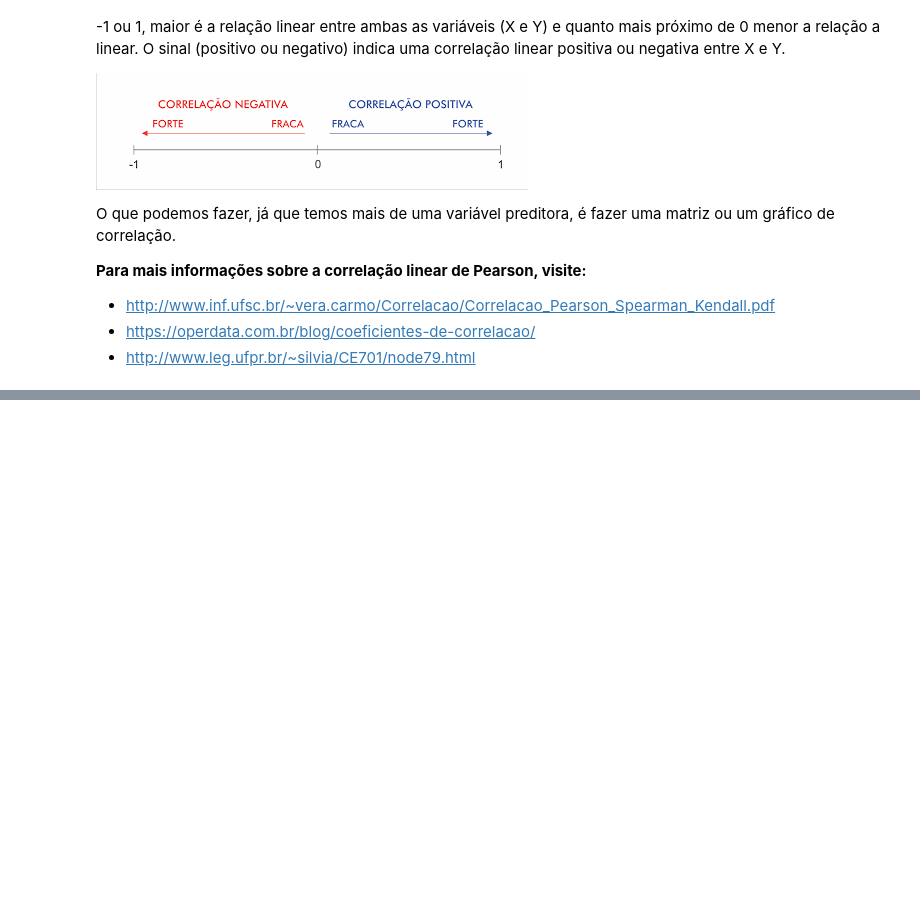
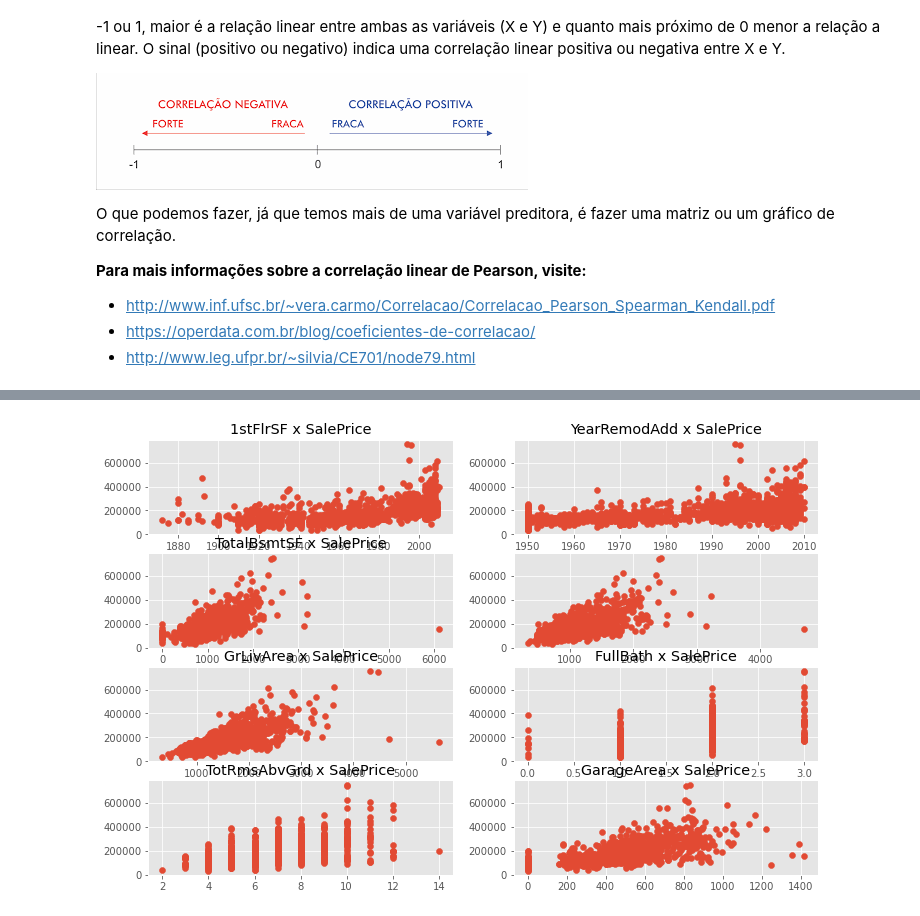
Before and after one commit to barbosarafael/Projetos, a Jupyter notebook: House Prices - Advanced Regression Techniques/notebook_house_prices.ipynb, the cells around one changed output, grey strips where cells are left out. Saved outputs shown, nothing was run; the diff lists cells and outputs as text; code cells hidden in the pictures; blank space fills up the shorter version.

```diff
--- a/House Prices - Advanced Regression Techniques/notebook_house_prices.ipynb
+++ b/House Prices - Advanced Regression Techniques/notebook_house_prices.ipynb
@@ -230,0 +367,31 @@ O que podemos fazer, já que temos mais de uma variável preditora, é fazer uma
+# %%
+fig, ax = plt.subplots(nrows = 4, ncols = 2, figsize = (12, 8))
+
+
+ax[0, 0].scatter(treino["YearBuilt"], treino["SalePrice"])
+ax[0, 0].set_title("YearBuilt x SalePrice")
+
+ax[0, 1].scatter(treino["YearRemodAdd"], treino["SalePrice"])
+ax[0, 1].set_title("YearRemodAdd x SalePrice")
+
+ax[1, 0].scatter(treino["TotalBsmtSF"], treino["SalePrice"])
+ax[1, 0].set_title("TotalBsmtSF x SalePrice")
+
+ax[1, 1].scatter(treino["1stFlrSF"], treino["SalePrice"])
+ax[0, 0].set_title("1stFlrSF x SalePrice")
+
+ax[2, 0].scatter(treino["GrLivArea"], treino["SalePrice"])
+ax[2, 0].set_title("GrLivArea x SalePrice")
+
+ax[2, 1].scatter(treino["FullBath"], treino["SalePrice"])
+ax[2, 1].set_title("FullBath x SalePrice")
+
+ax[3, 0].scatter(treino["TotRmsAbvGrd"], treino["SalePrice"])
+ax[3, 0].set_title("TotRmsAbvGrd x SalePrice")
+
+ax[3, 1].scatter(treino["GarageArea"], treino["SalePrice"])
+ax[3, 1].set_title("GarageArea x SalePrice")
+
+plt.show()
+# %% [output]
+[figure, added]
```
Also changed, not shown: parts of 13 cells of this notebook.
